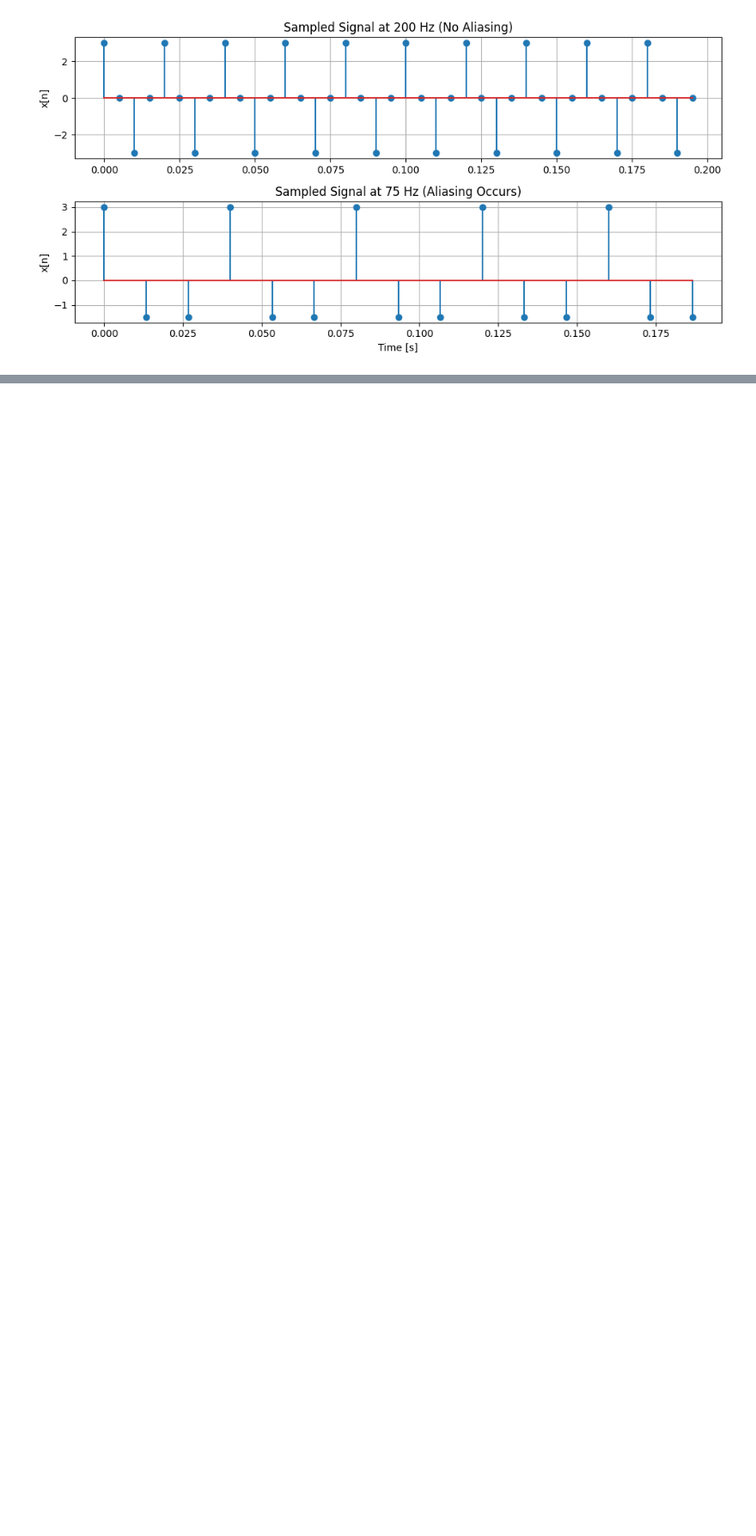
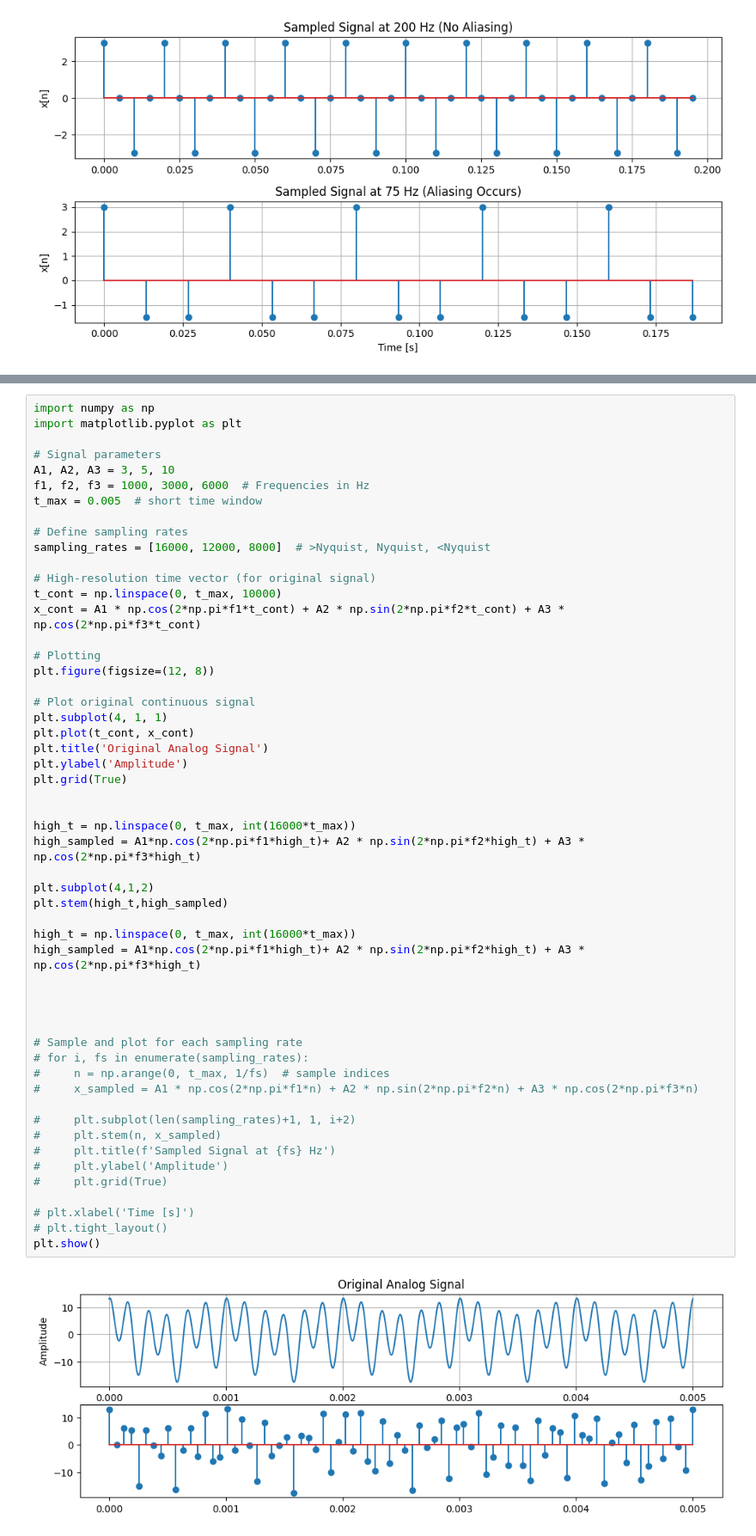
Before and after one commit to prodhan2/dsp1, a Jupyter notebook: 04_complex_sampling.ipynb, the cells around one changed output, grey strips where cells are left out. Shown at 86% size. Drawn from its saved outputs; the diff is of its cells as text; blank space fills up the shorter version.

```diff
--- a/04_complex_sampling.ipynb
+++ b/04_complex_sampling.ipynb
@@ -91,3 +91,58 @@ Example:
     - 1000 Hz → OK
     - 3000 Hz → OK
     - 6000 Hz → aliases to 2000 Hz.
+# %%
+import numpy as np
+import matplotlib.pyplot as plt
+
+# Signal parameters
+A1, A2, A3 = 3, 5, 10
+f1, f2, f3 = 1000, 3000, 6000  # Frequencies in Hz
+t_max = 0.005  # short time window
+
+# Define sampling rates
+sampling_rates = [16000, 12000, 8000]  # >Nyquist, Nyquist, <Nyquist
+
+# High-resolution time vector (for original signal)
+t_cont = np.linspace(0, t_max, 10000)
+x_cont = A1 * np.cos(2*np.pi*f1*t_cont) + A2 * np.sin(2*np.pi*f2*t_cont) + A3 * np.cos(2*np.pi*f3*t_cont)
+
+# Plotting
+plt.figure(figsize=(12, 8))
+
+# Plot original continuous signal
+plt.subplot(4, 1, 1)
+plt.plot(t_cont, x_cont)
+plt.title('Original Analog Signal')
+plt.ylabel('Amplitude')
+plt.grid(True)
+
+
+high_t = np.linspace(0, t_max, int(16000*t_max))
+high_sampled = A1*np.cos(2*np.pi*f1*high_t)+ A2 * np.sin(2*np.pi*f2*high_t) + A3 * np.cos(2*np.pi*f3*high_t)
+
+plt.subplot(4,1,2)
+plt.stem(high_t,high_sampled)
+
+high_t = np.linspace(0, t_max, int(16000*t_max))
+high_sampled = A1*np.cos(2*np.pi*f1*high_t)+ A2 * np.sin(2*np.pi*f2*high_t) + A3 * np.cos(2*np.pi*f3*high_t)
+
+
+
+
+# Sample and plot for each sampling rate
+# for i, fs in enumerate(sampling_rates):
+#     n = np.arange(0, t_max, 1/fs)  # sample indices
+#     x_sampled = A1 * np.cos(2*np.pi*f1*n) + A2 * np.sin(2*np.pi*f2*n) + A3 * np.cos(2*np.pi*f3*n)
+
+#     plt.subplot(len(sampling_rates)+1, 1, i+2)
+#     plt.stem(n, x_sampled)
+#     plt.title(f'Sampled Signal at {fs} Hz')
+#     plt.ylabel('Amplitude')
+#     plt.grid(True)
+
+# plt.xlabel('Time [s]')
+# plt.tight_layout()
+plt.show()
+# %% [output]
+[figure, added]
```
Also changed, not shown: 2 other files.
